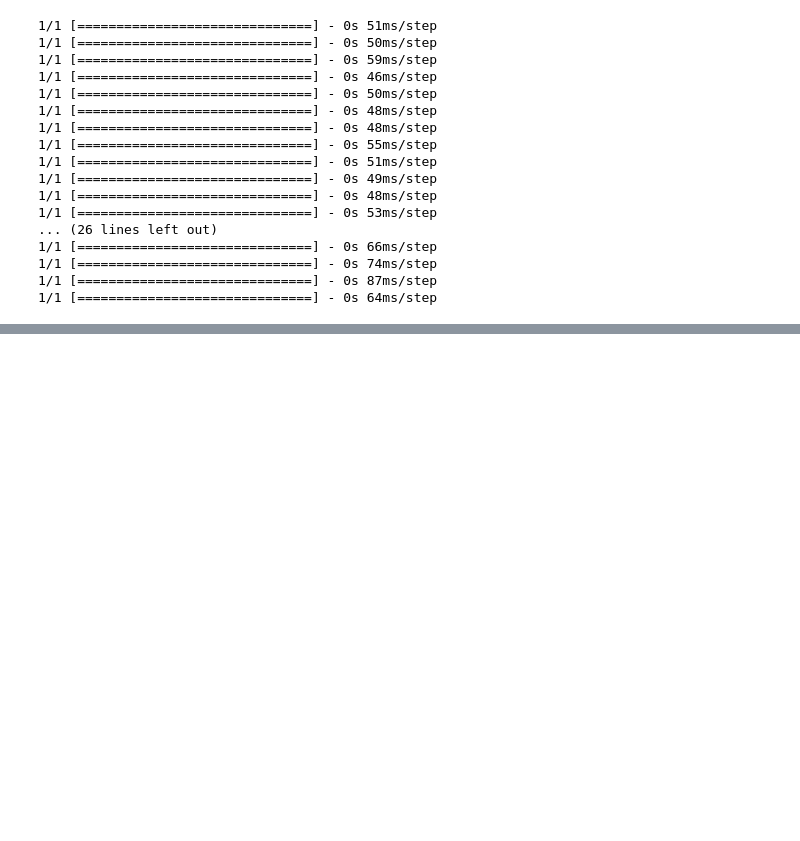
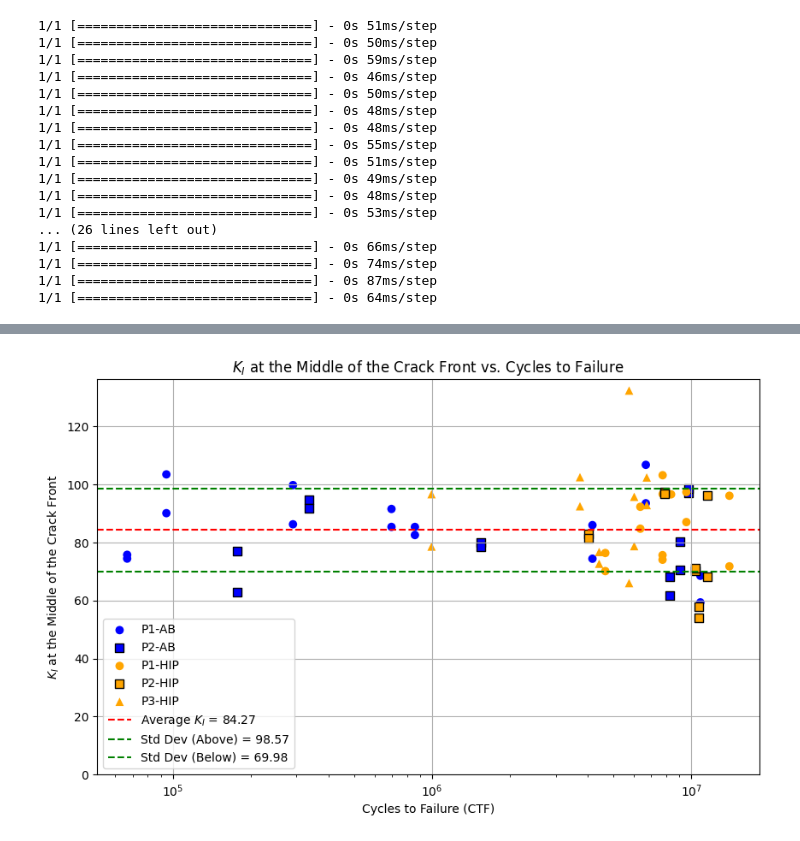
Before and after one commit to Jon400/Titanium_Find_Contour_U-Net, a Jupyter notebook: pipeline-batch.ipynb, the cells around one changed output, grey strips where cells are left out. Saved outputs shown, nothing was run; the diff lists cells and outputs as text; code cells hidden in the pictures; blank space fills up the shorter version.

```diff
--- a/pipeline-batch.ipynb
+++ b/pipeline-batch.ipynb
@@ -1247,0 +1294,81 @@ KeyboardInterrupt:
+# %%
+import pandas as pd
+import matplotlib.pyplot as plt
+import numpy as np
+
+# Data provided
+data = {
+    "img_name": ["P1MF13_N", "P1MF17_N", "P1MF19_N", "P1MF1_C", "P2MF17_C", "P2MF17_N", "P2MF18_C",
+                 "P2MF2_C", "P2MF9_N", "P3MF10_N", "P3MF12_C", "P3MF14_C", "P3MF8_N", "P1MF13_C",
+                 "P1MF15_C", "P1MF15_N", "P1MF16_C", "P1MF16_N", "P1MF17_C", "P1MF18_C", "P1MF18_N",
+                 "P1MF19_C", "P1MF1_N", "P1MF20_C", "P1MF2_C", "P1MF2_N", "P1MF3_C", "P1MF3_N",
+                 "P1MF4_C", "P1MF4_N", "P1MF5_C", "P1MF5_N", "P1MF6_C", "P1MF6_N", "P1MF7_C",
+                 "P1MF7_N", "P1MF8_C", "P1MF8_N", "P2MF13_C", "P2MF13_N", "P2MF16_C", "P2MF16_N",
+                 "P2MF18_N", "P2MF19_C", "P2MF19_N", "P2MF1_C", "P2MF1_N", "P2MF20_C", "P2MF20_N",
+                 "P2MF2_N", "P2MF3_C", "P2MF3_N", "P2MF6_C", "P2MF6_N", "P2MF9_C", "P3MF10_C",
+                 "P3MF12_N", "P3MF14_N", "P3MF16_C", "P3MF16_N", "P3MF6_C", "P3MF6_N", "P3MF8_C"],
+    "CTF": [697367, 4158272, 6682405, 66623, 9758414, 9758414, 10694084, 10399595, 8268660, 6026850, 3722238, 5759186, 6736353,
+            697367, 858918, 858918, 6362897, 6362897, 4158272, 14042489, 14042489, 6682405, 66623, 8363945, 7759547, 7759547,
+            94390, 94390, 9579633, 9579633, 10847458, 10847458, 4662619, 4662619, 290696, 290696, 7751877, 7751877, 9059951,
+            9059951, 11550872, 11550872, 10694084, 1543883, 1543883, 177424, 177424, 7886707, 7886707, 10399595, 335993,
+            335993, 4012771, 4012771, 8268660, 6026850, 3722238, 5759186, 4413584, 4413584, 995614, 995614, 6736353],
+    "K1_at_middle": [91.5434466, 74.38773192, 93.51167753, 75.73482796, 97.11103205, 98.56213322, 57.70685229,
+                     70.28272216, 61.54832741, 78.72159845, 92.46740062, 65.98515719, 102.3958325, 85.3578038,
+                     85.34901228, 82.55401562, 92.28688099, 84.74372956, 85.96970549, 71.77078843, 96.09481313,
+                     106.750971, 74.43924788, 96.5791656, 103.1736825, 96.67328848, 103.4615433, 90.09477212,
+                     87.02310089, 97.37352715, 59.33935164, 68.50948275, 76.35648921, 70.1238415, 86.25961374,
+                     99.77132798, 74.04301473, 75.61946772, 80.41054646, 70.55891165, 96.06966075, 68.19004284,
+                     53.97755565, 80.04607567, 78.4527257, 76.90160599, 62.93667164, 97.3553013, 96.66464096,
+                     71.02807821, 94.856608, 91.65989535, 82.94717492, 81.44641223, 68.13472692, 95.72846015,
+                     102.485402, 132.3502821, 72.64608015, 76.71300299, 96.62876285, 78.56604043, 92.87785632]
+}
+
+df = pd.DataFrame(data)
+
+# Calculate the mean and standard deviation for K1 values
+mean_K1 = np.mean(df['K1_at_middle'])
+std_K1 = np.std(df['K1_at_middle'])
+
+# Define the groupings for colors and markers
+groups = {
+    "P1-AB": ["P1MF1_C", "P1MF1_N", "P1MF13_C", "P1MF13_N", "P1MF15_C", "P1MF15_N", "P1MF17_C", "P1MF17_N", "P1MF19_C", "P1MF19_N", "P1MF3_C", "P1MF3_N", "P1MF5_C", "P1MF5_N", "P1MF7_C", "P1MF7_N"],
+    "P2-AB": ["P2MF1_C", "P2MF1_N", "P2MF13_C", "P2MF13_N", "P2MF17_C", "P2MF17_N", "P2MF19_C", "P2MF19_N", "P2MF3_C", "P2MF3_N", "P2MF9_C", "P2MF9_N"],
+    #"P3-AB": ["P3MF3_C", "P3MF3_N", "P3MF9_C", "P3MF9_N"],
+    "P1-HIP": ["P1MF16_C", "P1MF16_N", "P1MF18_C", "P1MF18_N", "P1MF2_C", "P1MF2_N", "P1MF20_C", "P1MF4_C", "P1MF4_N", "P1MF6_C", "P1MF6_N", "P1MF8_C", "P1MF8_N"],
+    "P2-HIP": ["P2MF16_C", "P2MF16_N", "P2MF18_C", "P2MF18_N", "P2MF2_C", "P2MF2_N", "P2MF20_C", "P2MF20_N", "P2MF6_C", "P2MF6_N"],
+    "P3-HIP": ["P3MF10_C", "P3MF10_N", "P3MF12_C", "P3MF12_N", "P3MF14_C", "P3MF14_N", "P3MF16_C", "P3MF16_N", "P3MF6_C", "P3MF6_N", "P3MF8_C", "P3MF8_N"],
+}
+
+# Create the plot
+plt.figure(figsize=(10, 6))
+
+# Plot data points with three colors and different markers
+colors = {'AB': 'blue', 'HIP': 'orange'}
+markers = {'P1': 'o', 'P2': 's', 'P3': '^'}
+for label, img_names in groups.items():
+    df_group = df[df['img_name'].isin(img_names)]
+    category = label.split('-')[0]
+    marker_style = markers.get(label.split('-')[0], 'D')  # Default to diamond marker for 'Mixed'
+    plt.scatter(df_group['CTF'], df_group['K1_at_middle'],
+                c=colors[label.split('-')[-1]],
+                label=label,
+                marker=marker_style,
+                s=50,
+                edgecolors='black' if marker_style == 's' else 'none')  # Black edge for squares
+
+# Plot the mean and standard deviation lines
+plt.axhline(mean_K1, color='red', linestyle='--', label=f'Average $K_I$ = {mean_K1:.2f}')
+plt.axhline(mean_K1 + std_K1, color='green', linestyle='--', label=f'Std Dev (Above) = {mean_K1 + std_K1:.2f}')
+plt.axhline(mean_K1 - std_K1, color='green', linestyle='--', label=f'Std Dev (Below) = {mean_K1 - std_K1:.2f}')
+
+# Add labels, title, and legend
+plt.xlabel('Cycles to Failure (CTF)')
+plt.ylabel('$K_I$ at the Middle of the Crack Front')
+plt.title('$K_I$ at the Middle of the Crack Front vs. Cycles to Failure')
+plt.grid(True)
+plt.xscale('log')
+plt.ylim(0)
+plt.legend()
+plt.show()
+# %% [output]
+[figure, added]
```
Also changed, not shown: parts of 5 cells of this notebook.
